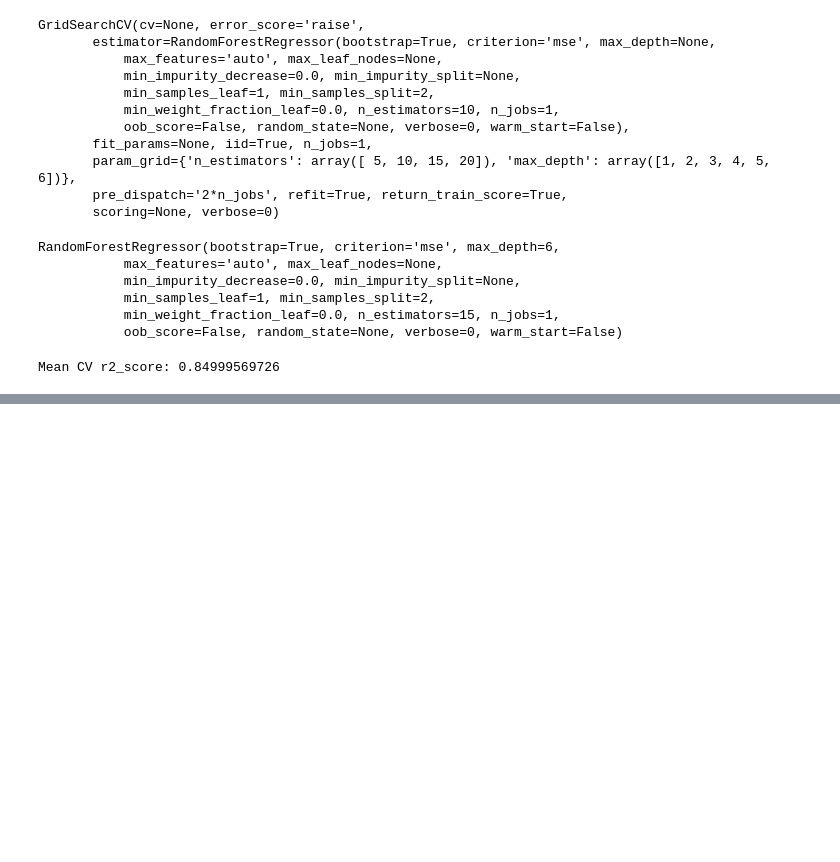
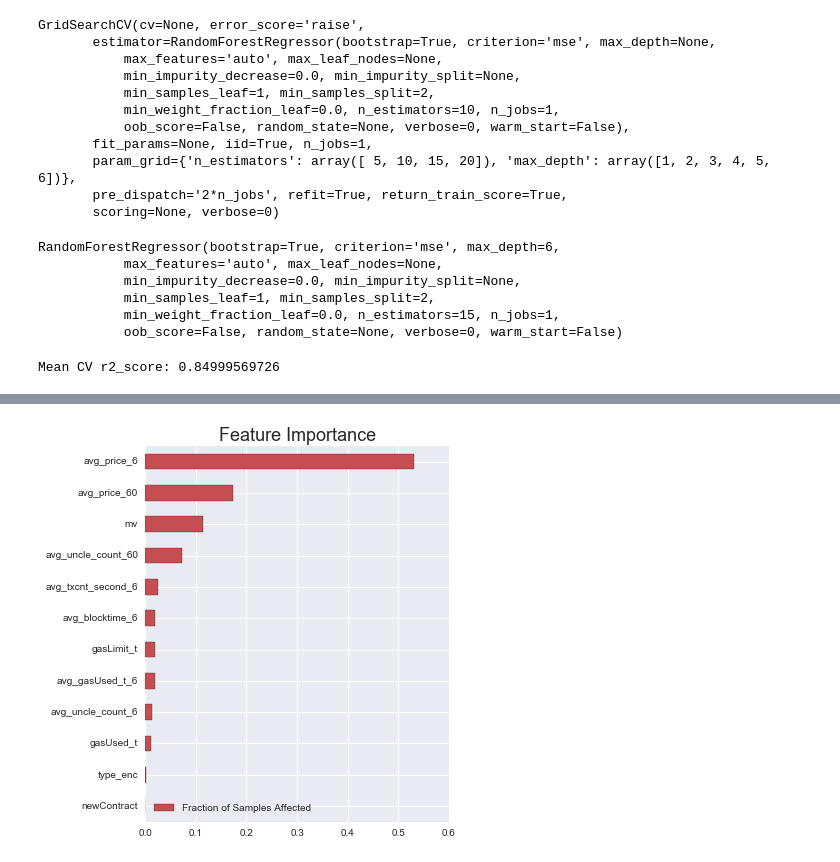
Before and after one commit to NunoEdgarGFlowHub/ethereum_blockchain, a Jupyter notebook: notebooks/random_forest.ipynb, the cells around one changed output, grey strips where cells are left out. Drawn from its saved outputs; the diff is of its cells as text; code cells hidden in the pictures; blank space fills up the shorter version.

```diff
--- a/notebooks/random_forest.ipynb
+++ b/notebooks/random_forest.ipynb
@@ -162,0 +190,6 @@ Mean CV r2_score: 0.84999569726
+# %%
+sns.set(style="darkgrid", color_codes=True)
+sns.jointplot(x="y_test", y="y_pred", data=results, marginal_kws=dict(bins=25)
+plt.xlim(0, 100)
+plt.tight_layout()
+plt.savefig('./../images/jointplot.png', dpi=300)
@@ -162,0 +198,13 @@ Mean CV r2_score: 0.84999569726
+# %%
+def rf_regressor(X_train, X_test, y_train, y_test):
+    rf = RandomForestRegressor()
+    rf.fit(X_train, y_train)
+    y_pred = rf.predict(X_test)
+    scores = cross_val_score(rf, X_train, y_train, scoring='r2', cv=5)
+    print('MSE: {}'.format(mean_squared_error(y_test, y_pred)))
+    print('R2_score: {}'.format(r2_score(y_test, y_pred)))
+    print('avg_CV_score: {}'.format(np.mean(scores)))
+    # write predicted values to csv
+    p = pd.DataFrame({'y_pred': y_pred})
+    p.to_csv('./../data/label_pred.csv')
+    return rf
@@ -162,0 +217,18 @@ Mean CV r2_score: 0.84999569726
+# %%
+def plot_feature_importance(rf, feature_df):
+    cols = []
+    for col in feature_df.columns:
+        cols.append(col)
+
+    feat_scores = pd.DataFrame({'Fraction of Samples Affected' : rf.feature_importances_},
+                           index=cols)
+    feat_scores = feat_scores.sort_values(by='Fraction of Samples Affected')
+    feat_scores.plot(kind='barh', color='r', figsize=(6,6))
+    #plt.xlabel('Importance', fontsize=18)
+    plt.title('Feature Importance', fontsize=18)
+    plt.tight_layout()
+    plt.savefig('./../images/feat_import_pruned.png', dpi=300)
+# %%
+plot_feature_importance(model, sub_train)
+# %% [output]
+[figure, added]
```
Also changed, not shown: parts of 9 cells of this notebook, 4 other files.
